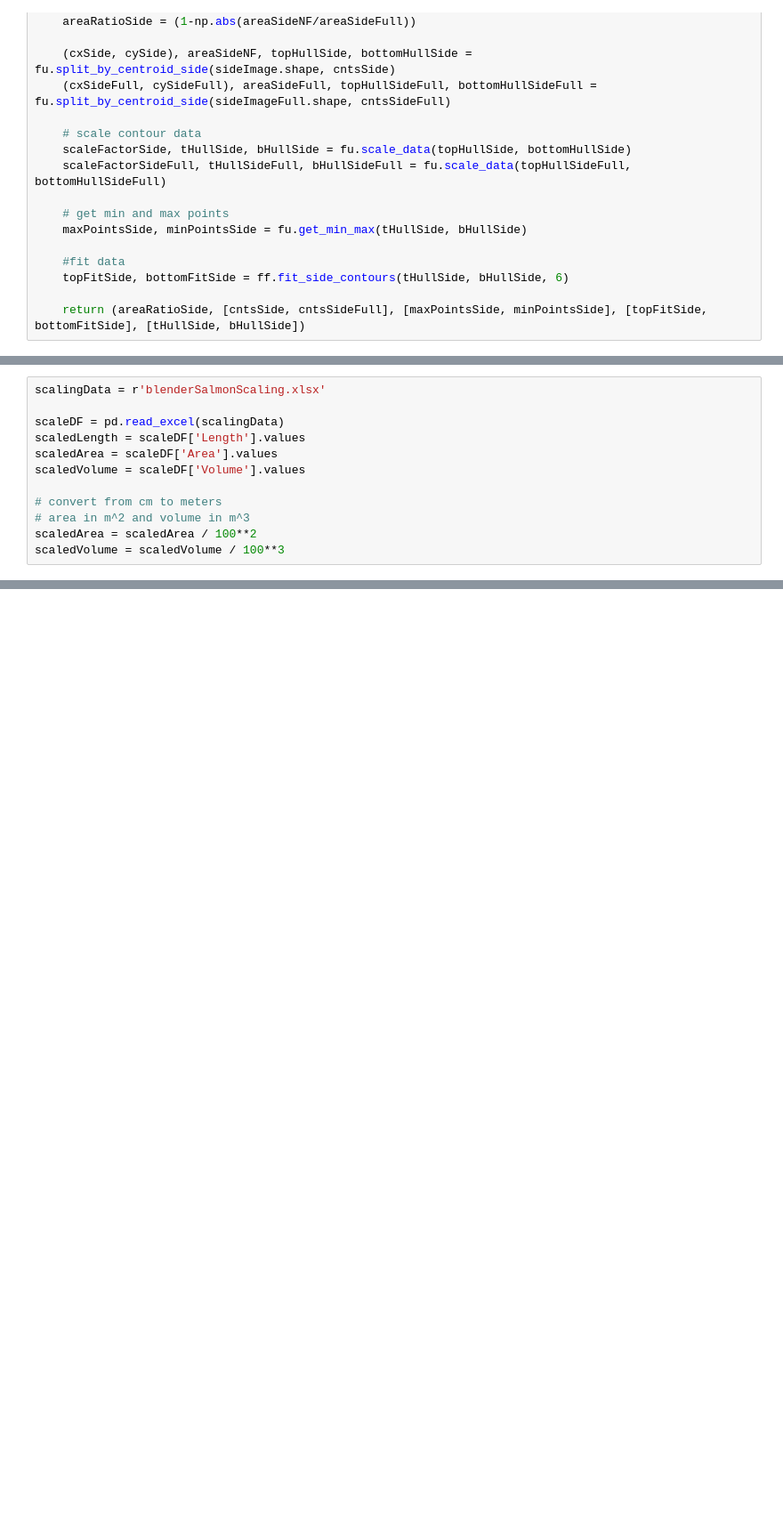
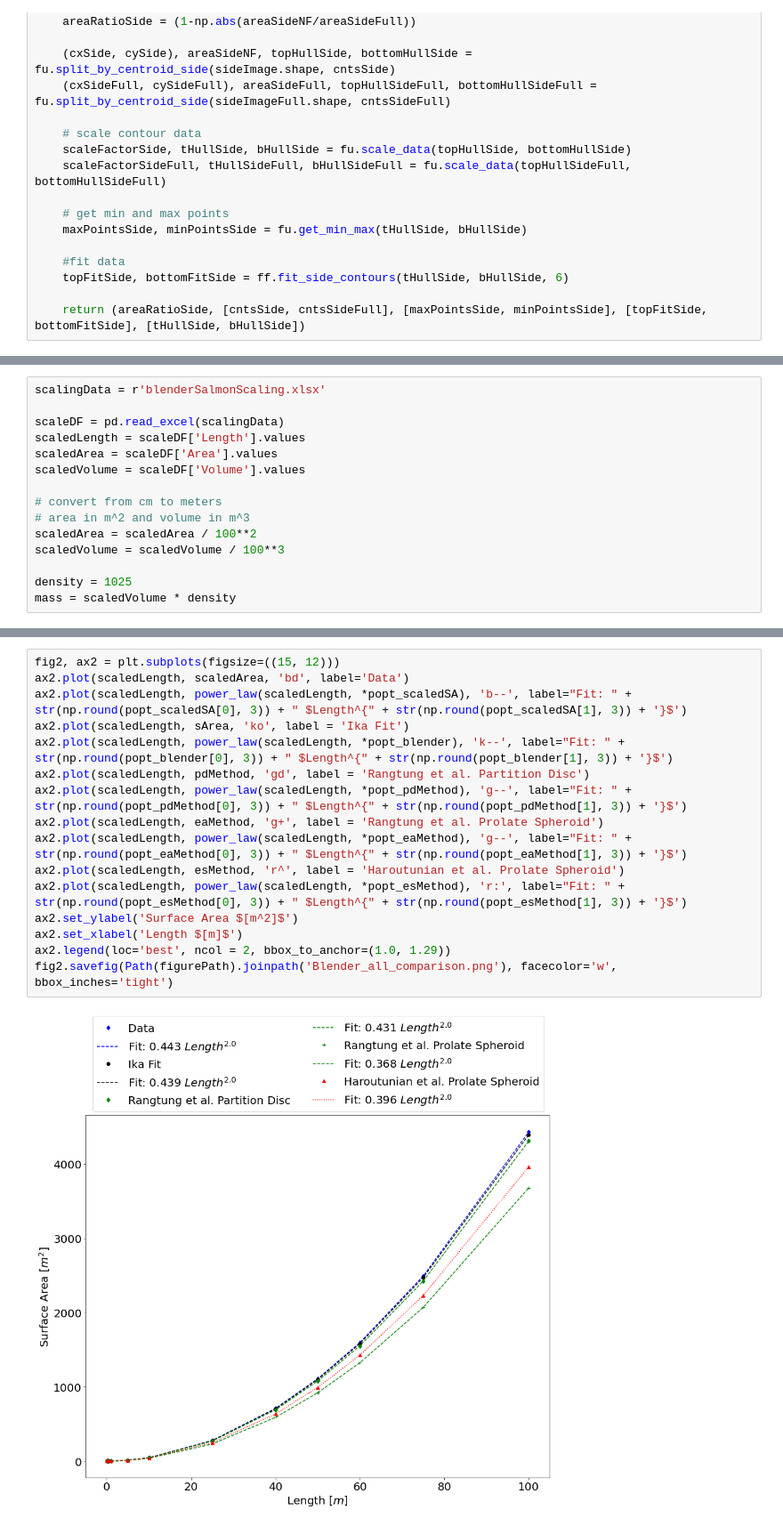
Before and after one commit to michaelcoe/Ika-Fit, a Jupyter notebook: blenderValidation.ipynb, the cells around one changed output, grey strips where cells are left out. Shown at 89% size. Cells and saved outputs as stored; diff of their text form; blank space fills up the shorter version.

```diff
--- a/blenderValidation.ipynb
+++ b/blenderValidation.ipynb
@@ -169,4 +193,7 @@ scaledVolume = scaleDF['Volume'].values
 # area in m^2 and volume in m^3
 scaledArea = scaledArea / 100**2
 scaledVolume = scaledVolume / 100**3
+
+density = 1025
+mass = scaledVolume * density
 # %%
@@ -246,0 +239,18 @@ ax3.legend()
+# %%
+fig2, ax2 = plt.subplots(figsize=((15, 12)))
+ax2.plot(scaledLength, scaledArea, 'bd', label='Data')
+ax2.plot(scaledLength, power_law(scaledLength, *popt_scaledSA), 'b--', label="Fit: " + str(np.round(popt_scaledSA[0], 3)) + " $Length^{" + str(np.round(popt_scaledSA[1], 3)) + '}$')
+ax2.plot(scaledLength, sArea, 'ko', label = 'Ika Fit')
+ax2.plot(scaledLength, power_law(scaledLength, *popt_blender), 'k--', label="Fit: " + str(np.round(popt_blender[0], 3)) + " $Length^{" + str(np.round(popt_blender[1], 3)) + '}$')
+ax2.plot(scaledLength, pdMethod, 'gd', label = 'Rangtung et al. Partition Disc')
+ax2.plot(scaledLength, power_law(scaledLength, *popt_pdMethod), 'g--', label="Fit: " + str(np.round(popt_pdMethod[0], 3)) + " $Length^{" + str(np.round(popt_pdMethod[1], 3)) + '}$')
+ax2.plot(scaledLength, eaMethod, 'g+', label = 'Rangtung et al. Prolate Spheroid')
+ax2.plot(scaledLength, power_law(scaledLength, *popt_eaMethod), 'g--', label="Fit: " + str(np.round(popt_eaMethod[0], 3)) + " $Length^{" + str(np.round(popt_eaMethod[1], 3)) + '}$')
+ax2.plot(scaledLength, esMethod, 'r^', label = 'Haroutunian et al. Prolate Spheroid')
+ax2.plot(scaledLength, power_law(scaledLength, *popt_esMethod), 'r:', label="Fit: " + str(np.round(popt_esMethod[0], 3)) + " $Length^{" + str(np.round(popt_esMethod[1], 3)) + '}$')
+ax2.set_ylabel('Surface Area $[m^2]$')
+ax2.set_xlabel('Length $[m]$')
+ax2.legend(loc='best', ncol = 2, bbox_to_anchor=(1.0, 1.29))
+fig2.savefig(Path(figurePath).joinpath('Blender_all_comparison.png'), facecolor='w', bbox_inches='tight')
+# %% [output]
+[figure, added]
```
Also changed, not shown: parts of 18 cells of this notebook, 33 other files.
